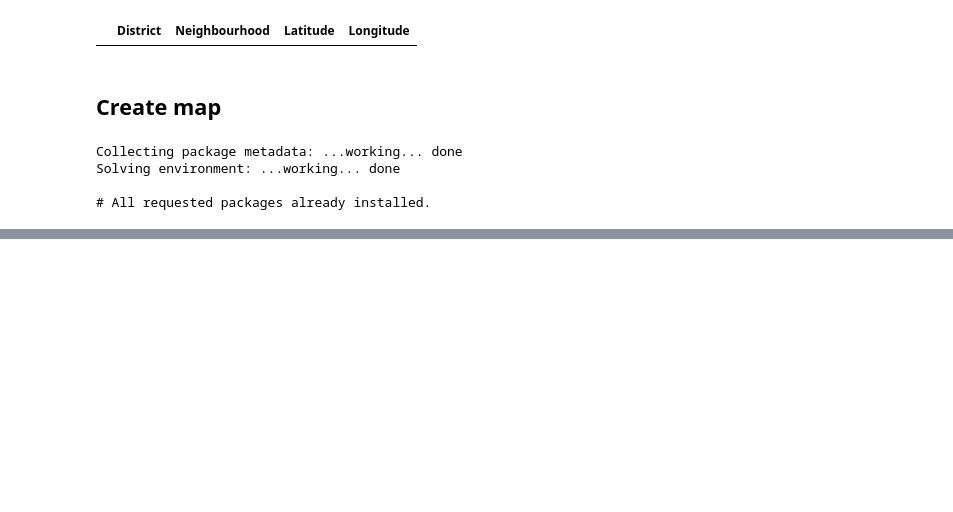
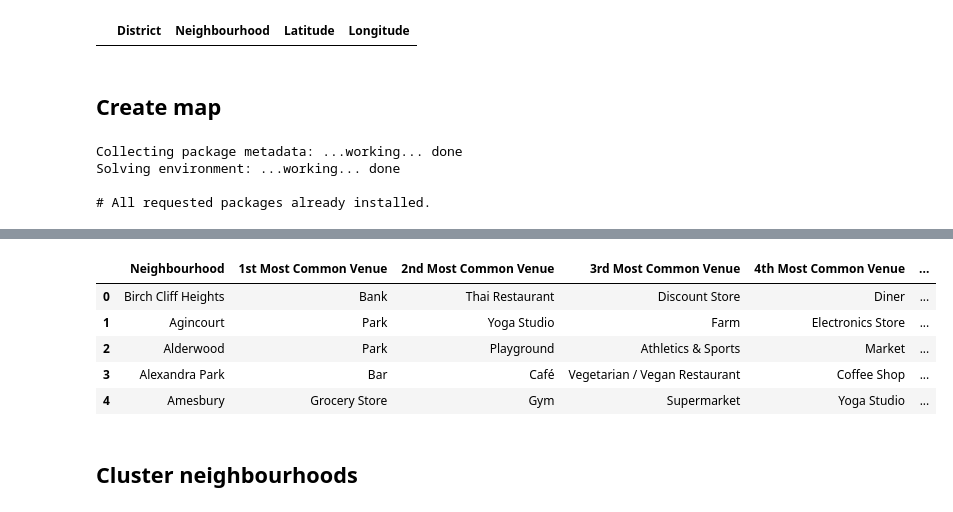
Before and after one commit to dsychin/Coursera_Capstone, a Jupyter notebook: notebook.ipynb, the cells around one changed output, grey strips where cells are left out. Drawn from its saved outputs; the diff is of its cells as text; code cells hidden in the pictures; blank space fills up the shorter version.

```diff
--- a/notebook.ipynb
+++ b/notebook.ipynb
@@ -304,0 +428,36 @@ CLIENT_SECRET
+# %%
+def return_most_common_venues(row, num_top_venues):
+    row_categories = row.iloc[1:]
+    row_categories_sorted = row_categories.sort_values(ascending=False)
+
+    return row_categories_sorted.index.values[0:num_top_venues]
+
+num_top_venues = 10
+
+indicators = ['st', 'nd', 'rd']
+
+# create columns according to number of top venues
+columns = ['Neighbourhood']
+for ind in np.arange(num_top_venues):
+    try:
+        columns.append('{}{} Most Common Venue'.format(ind+1, indicators[ind]))
+    except:
+        columns.append('{}th Most Common Venue'.format(ind+1))
+
+# create a new dataframe
+neighbourhoods_venues_sorted = pd.DataFrame(columns=columns)
+neighbourhoods_venues_sorted['Neighbourhood'] = toronto_grouped['Neighbourhood']
+
+for ind in np.arange(toronto_grouped.shape[0]):
+    neighbourhoods_venues_sorted.iloc[ind, 1:] = return_most_common_venues(toronto_grouped.iloc[ind, :], num_top_venues)
+
+neighbourhoods_venues_sorted.head()
+# %% [output]
+|  | Neighbourhood | 1st Most Common Venue | 2nd Most Common Venue | 3rd Most Common Venue | 4th Most Common Venue | ... |
+| 0 | Birch Cliff Heights | Bank | Thai Restaurant | Discount Store | Diner | ... |
+| 1 | Agincourt | Park | Yoga Studio | Farm | Electronics Store | ... |
+| 2 | Alderwood | Park | Playground | Athletics & Sports | Market | ... |
+| 3 | Alexandra Park | Bar | Café | Vegetarian / Vegan Restaurant | Coffee Shop | ... |
+| 4 | Amesbury | Grocery Store | Gym | Supermarket | Yoga Studio | ... |
+# %% [markdown]
+## Cluster neighbourhoods
```
Also changed, not shown: parts of 11 cells of this notebook.
